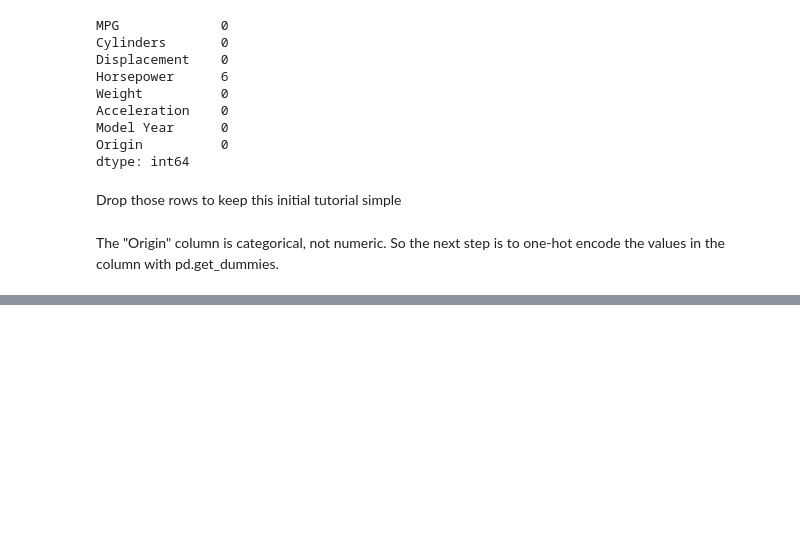
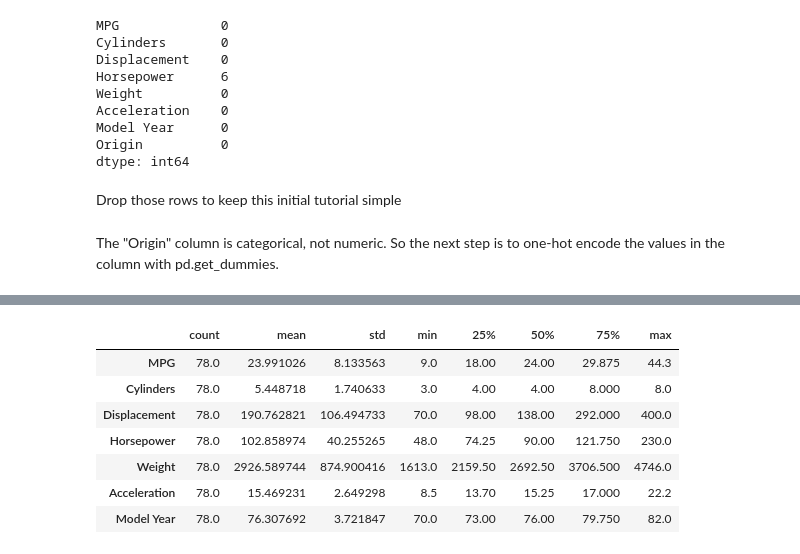
Before and after one commit to Ayikanying-ux/regresion-predict_fuel_efficiency, a Jupyter notebook: Basic_regression_Predict_fuel_efficiency.ipynb, the cells around one changed output, grey strips where cells are left out. Cells and saved outputs as stored; diff of their text form; code cells hidden in the pictures; blank space fills up the shorter version.

```diff
--- a/Basic_regression_Predict_fuel_efficiency.ipynb
+++ b/Basic_regression_Predict_fuel_efficiency.ipynb
@@ -72,0 +101,11 @@ dataset = dataset.dropna()
+# %%
+train_dataset.describe().transpose()
+# %% [output]
+|  | count | mean | std | min | 25% | 50% | 75% | max |
+| MPG | 78.0 | 23.991026 | 8.133563 | 9.0 | 18.00 | 24.00 | 29.875 | 44.3 |
+| Cylinders | 78.0 | 5.448718 | 1.740633 | 3.0 | 4.00 | 4.00 | 8.000 | 8.0 |
+| Displacement | 78.0 | 190.762821 | 106.494733 | 70.0 | 98.00 | 138.00 | 292.000 | 400.0 |
+| Horsepower | 78.0 | 102.858974 | 40.255265 | 48.0 | 74.25 | 90.00 | 121.750 | 230.0 |
+| Weight | 78.0 | 2926.589744 | 874.900416 | 1613.0 | 2159.50 | 2692.50 | 3706.500 | 4746.0 |
+| Acceleration | 78.0 | 15.469231 | 2.649298 | 8.5 | 13.70 | 15.25 | 17.000 | 22.2 |
+| Model Year | 78.0 | 76.307692 | 3.721847 | 70.0 | 73.00 | 76.00 | 79.750 | 82.0 |
```
Also changed, not shown: parts of 10 cells of this notebook.
